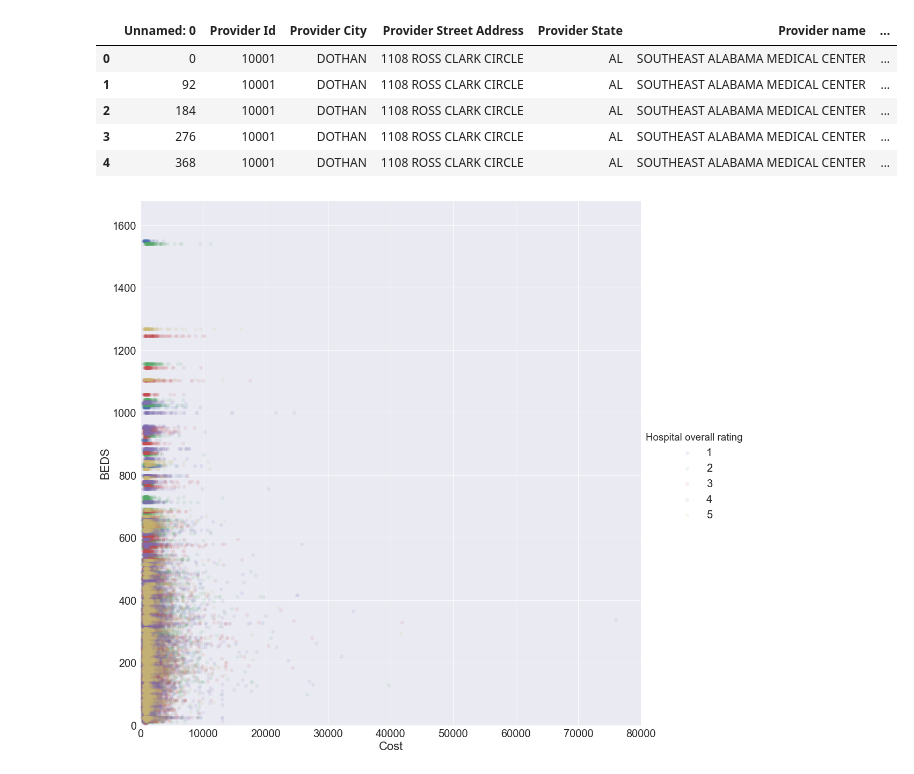
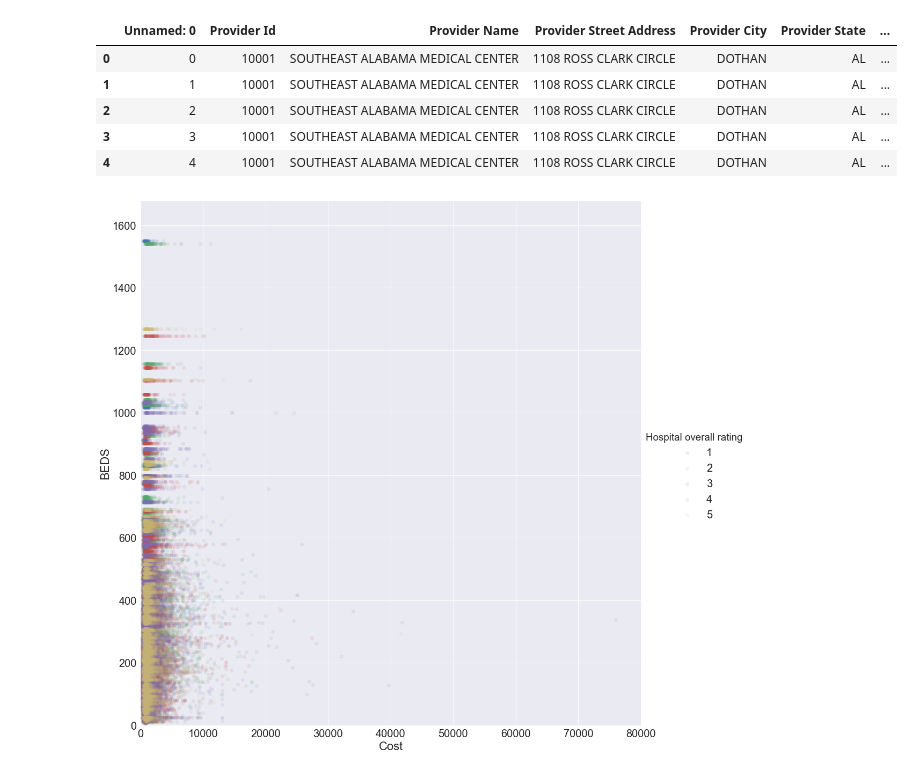
Before and after one commit to apopopopo/awesome_project, a Jupyter notebook: app.ipynb, the cells around one changed output. Drawn from its saved outputs; the diff is of its cells as text; code cells hidden in the pictures.

```diff
--- a/app.ipynb
+++ b/app.ipynb
@@ -1,34 +1,34 @@
 # %%
 # dependency
 import pandas as pd
 import seaborn as sns
 import matplotlib.pyplot as plt
 import ipywidgets
 from bokeh.io import output_notebook, push_notebook
 from bokeh.plotting import figure, show, ColumnDataSource
 from bokeh.models import HoverTool,PanTool,WheelZoomTool,BoxZoomTool,ResetTool,UndoTool,RedoTool
 
 def checkDF(df):
-    requirements = ['Provider State', 'Cost', 'BEDS', 'Provider name']
+    requirements = ['Provider State', 'Cost', 'BEDS', 'Provider Name']
     errorFlag = False
     for req in requirements:
         if not req in df:
             print(f'DF structure error: dataframe must include "{req}". please confirm your dataframe:-(')
             errorFlag = True
             break
     if not errorFlag:
         return df
 
 # read the csv as df and add the new columns where county names without 'city' and 'county' is placed
-df = checkDF(pd.read_csv('DATA/main_cleaned.csv'))
+df = checkDF(pd.read_csv('MAIN DATA/main_data.csv'))
 df.head()
 # %% [output]
-|  | Unnamed: 0 | Provider Id | Provider City | Provider Street Address | Provider State | Provider name | ... |
-| 0 | 0 | 10001 | DOTHAN | 1108 ROSS CLARK CIRCLE | AL | SOUTHEAST ALABAMA MEDICAL CENTER | ... |
-| 1 | 92 | 10001 | DOTHAN | 1108 ROSS CLARK CIRCLE | AL | SOUTHEAST ALABAMA MEDICAL CENTER | ... |
-| 2 | 184 | 10001 | DOTHAN | 1108 ROSS CLARK CIRCLE | AL | SOUTHEAST ALABAMA MEDICAL CENTER | ... |
-| 3 | 276 | 10001 | DOTHAN | 1108 ROSS CLARK CIRCLE | AL | SOUTHEAST ALABAMA MEDICAL CENTER | ... |
-| 4 | 368 | 10001 | DOTHAN | 1108 ROSS CLARK CIRCLE | AL | SOUTHEAST ALABAMA MEDICAL CENTER | ... |
+|  | Unnamed: 0 | Provider Id | Provider Name | Provider Street Address | Provider City | Provider State | ... |
+| 0 | 0 | 10001 | SOUTHEAST ALABAMA MEDICAL CENTER | 1108 ROSS CLARK CIRCLE | DOTHAN | AL | ... |
+| 1 | 1 | 10001 | SOUTHEAST ALABAMA MEDICAL CENTER | 1108 ROSS CLARK CIRCLE | DOTHAN | AL | ... |
+| 2 | 2 | 10001 | SOUTHEAST ALABAMA MEDICAL CENTER | 1108 ROSS CLARK CIRCLE | DOTHAN | AL | ... |
+| 3 | 3 | 10001 | SOUTHEAST ALABAMA MEDICAL CENTER | 1108 ROSS CLARK CIRCLE | DOTHAN | AL | ... |
+| 4 | 4 | 10001 | SOUTHEAST ALABAMA MEDICAL CENTER | 1108 ROSS CLARK CIRCLE | DOTHAN | AL | ... |
 # %%
 states = df.groupby('Provider State').mean().sort_values(by=['Cost'], ascending=False).index
 sns.barplot(x='Provider State', y='Cost', data=df, order=states)
```
Also changed, not shown: parts of 4 cells of this notebook.
